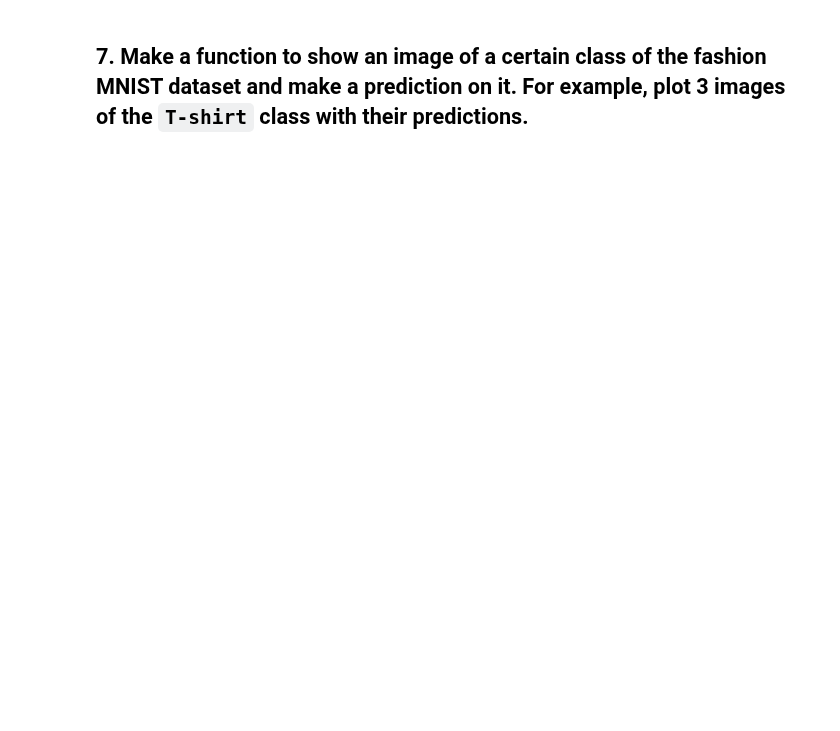
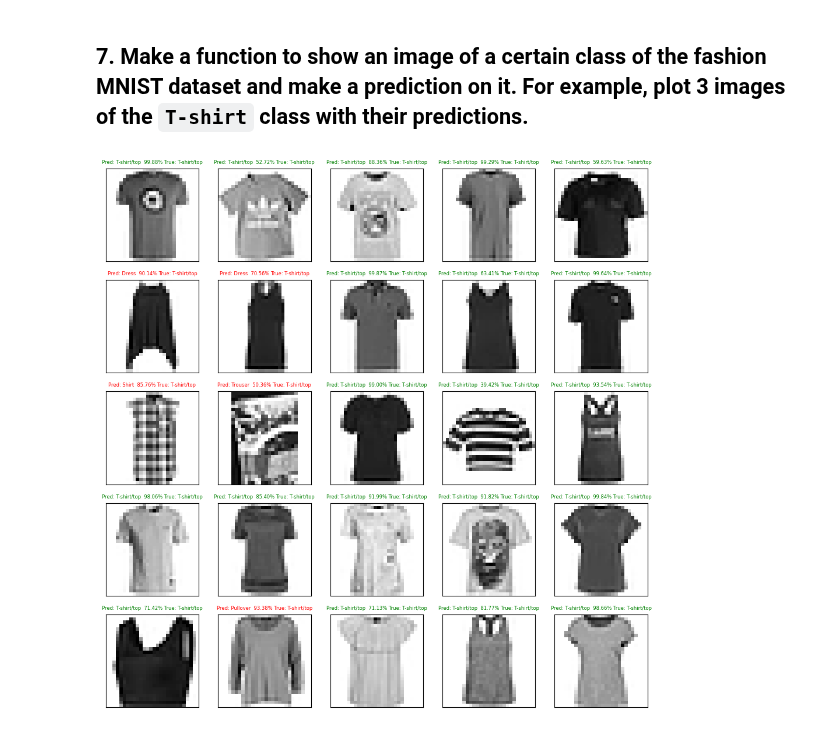
Before and after one commit to yhs2773/TensorFlow-for-Deep-Learning, a Jupyter notebook: Notebooks/02. Neural Network Classification with TensorFlow (Exercise).ipynb, the cells around one changed output. Drawn from its saved outputs; the diff is of its cells as text; code cells hidden in the pictures; blank space fills up the shorter version.

```diff
--- a/Notebooks/02. Neural Network Classification with TensorFlow (Exercise).ipynb
+++ b/Notebooks/02. Neural Network Classification with TensorFlow (Exercise).ipynb
@@ -324,2 +322,32 @@ make_confusion_matrix(test_y, y_preds, class_names, figsize=(12, 12), text_size=
 # %% [markdown]
 ## 7. Make a function to show an image of a certain class of the fashion MNIST dataset and make a prediction on it. For example, plot 3 images of the `T-shirt` class with their predictions.
+# %%
+# plot pred img function
+def plot_images(test_X, test_y, predictions, class_names, certain_class: str):
+    plt.figure(figsize = (12, 12))
+
+    # get the index of a certain class
+    class_name = class_names.index(certain_class)
+    # find the indices of a given value
+    idx = np.where(test_y == class_name)[0]
+
+    for i in range(25):
+        plt.subplot(5, 5, i + 1)
+        plt.xticks([])
+        plt.yticks([])
+        # among indices choose one random number
+        rand_idx = random.choice(idx)
+        plt.imshow(test_X[rand_idx], cmap = plt.cm.binary)
+        pred_probs = predictions.max(axis = 1)[rand_idx]
+        pred_label = class_names[predictions.argmax(axis = 1)[rand_idx]]
+        true_label = class_names[test_y[rand_idx]]
+        if pred_label == true_label:
+            color = 'green'
+        else:
+            color = 'red'
+        plt.title(f"Pred: {pred_label} {pred_probs * 100: .2f}% True: {true_label}", color = color, fontsize = 6)
+# %%
+# plot certain class
+plot_images(test_X, test_y, y_preds, class_names, "T-shirt/top")
+# %% [output]
+[figure, added]
```
Also changed, not shown: parts of 8 cells of this notebook.
